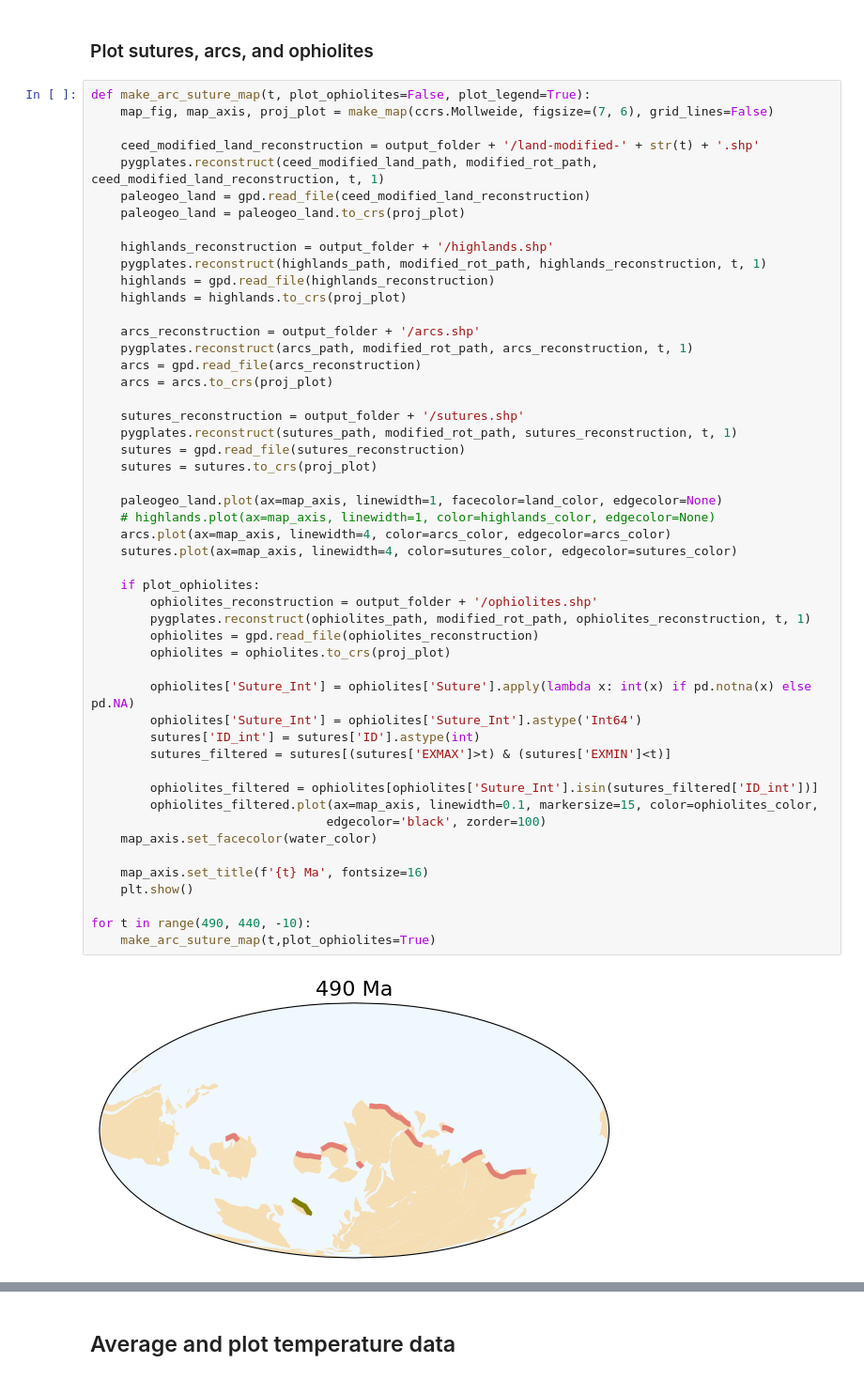
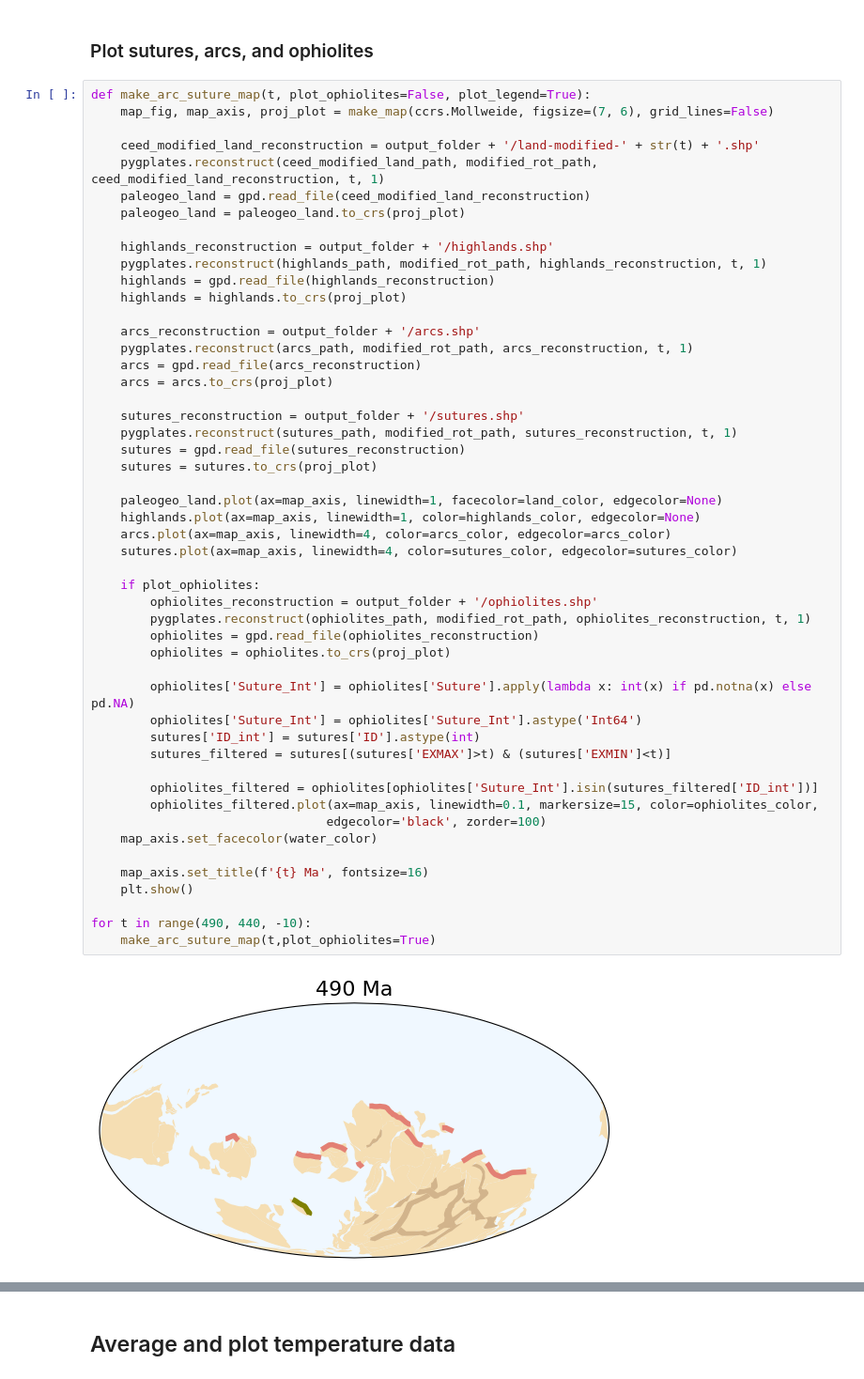
Before and after one commit to Swanson-Hysell-Group/2025_Ordovician_review, a Jupyter notebook: code/paleogeography_arcs_suture_temperatures.ipynb, the cells around one changed output, grey strips where cells are left out. Shown at 94% size. Drawn from its saved outputs; the diff is of its cells as text.

```diff
--- a/code/paleogeography_arcs_suture_temperatures.ipynb
+++ b/code/paleogeography_arcs_suture_temperatures.ipynb
@@ -196,32 +196,32 @@ def make_arc_suture_map(t, plot_ophiolites=False, plot_legend=True):
     pygplates.reconstruct(sutures_path, modified_rot_path, sutures_reconstruction, t, 1)
     sutures = gpd.read_file(sutures_reconstruction)
     sutures = sutures.to_crs(proj_plot)
 
     paleogeo_land.plot(ax=map_axis, linewidth=1, facecolor=land_color, edgecolor=None)
-    # highlands.plot(ax=map_axis, linewidth=1, color=highlands_color, edgecolor=None)
+    highlands.plot(ax=map_axis, linewidth=1, color=highlands_color, edgecolor=None)
     arcs.plot(ax=map_axis, linewidth=4, color=arcs_color, edgecolor=arcs_color)
     sutures.plot(ax=map_axis, linewidth=4, color=sutures_color, edgecolor=sutures_color)
 
     if plot_ophiolites:
         ophiolites_reconstruction = output_folder + '/ophiolites.shp'
         pygplates.reconstruct(ophiolites_path, modified_rot_path, ophiolites_reconstruction, t, 1)
         ophiolites = gpd.read_file(ophiolites_reconstruction)
         ophiolites = ophiolites.to_crs(proj_plot)
 
         ophiolites['Suture_Int'] = ophiolites['Suture'].apply(lambda x: int(x) if pd.notna(x) else pd.NA)
         ophiolites['Suture_Int'] = ophiolites['Suture_Int'].astype('Int64')
         sutures['ID_int'] = sutures['ID'].astype(int)
         sutures_filtered = sutures[(sutures['EXMAX']>t) & (sutures['EXMIN']<t)]
 
         ophiolites_filtered = ophiolites[ophiolites['Suture_Int'].isin(sutures_filtered['ID_int'])]
         ophiolites_filtered.plot(ax=map_axis, linewidth=0.1, markersize=15, color=ophiolites_color,
                                 edgecolor='black', zorder=100)
     map_axis.set_facecolor(water_color)
 
     map_axis.set_title(f'{t} Ma', fontsize=16)
     plt.show()
 
 for t in range(490, 440, -10):
     make_arc_suture_map(t,plot_ophiolites=True)
 # %% [output]
-[figure, old version]
+[figure, new version]
```
Also changed, not shown: parts of 15 cells of this notebook, 10 other files.
